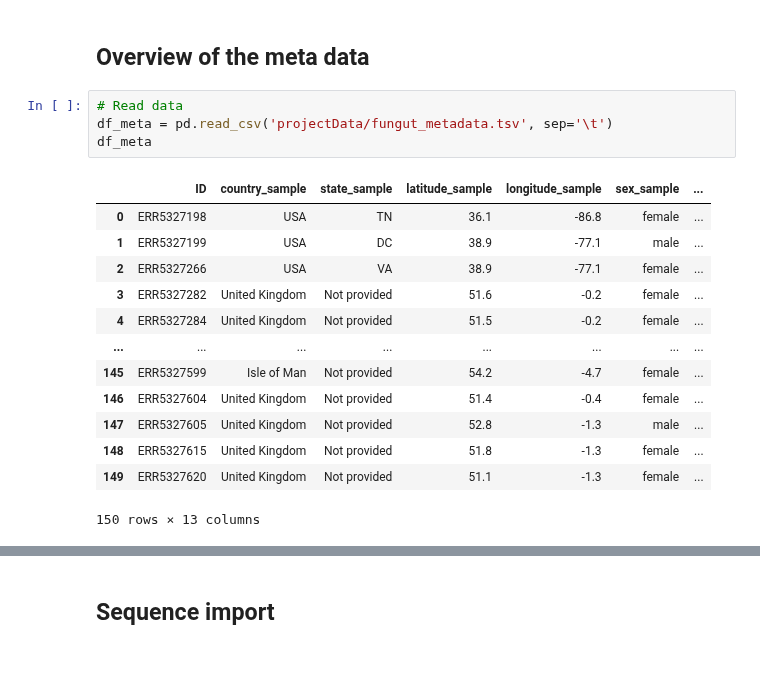
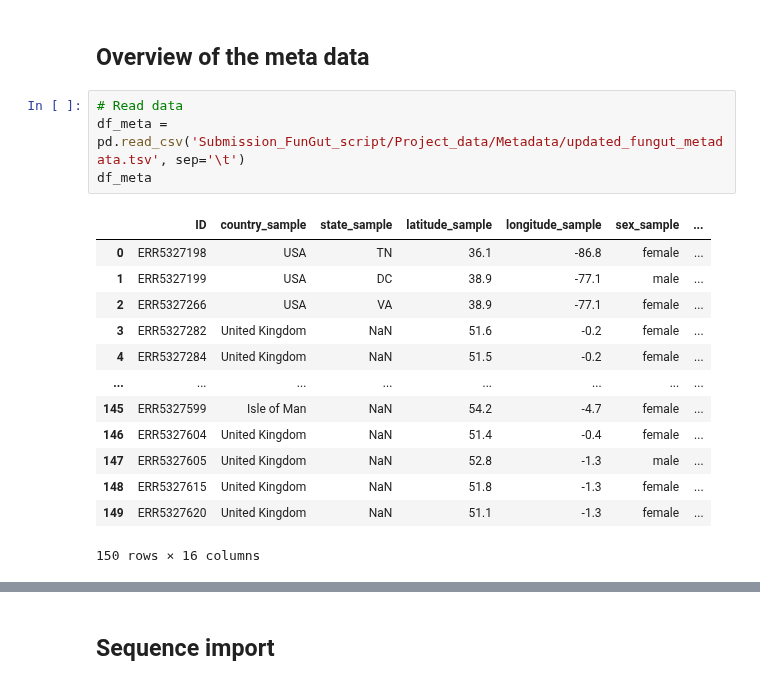
Before and after one commit to Mila-cmd651/FunGut-Project, a Jupyter notebook: Dario_script.ipynb, the cells around one changed output, grey strips where cells are left out. Drawn from its saved outputs; the diff is of its cells as text.

```diff
--- a/Dario_script.ipynb
+++ b/Dario_script.ipynb
@@ -34,22 +34,22 @@ File ‘projectData/fungut_metadata.tsv’ already there; not retrieving.
 ## Overview of the meta data
 # %%
 # Read data
-df_meta = pd.read_csv('projectData/fungut_metadata.tsv', sep='\t')
+df_meta = pd.read_csv('Submission_FunGut_script/Project_data/Metadata/updated_fungut_metadata.tsv', sep='\t')
 df_meta
 # %% [output]
 |  | ID | country_sample | state_sample | latitude_sample | longitude_sample | sex_sample | ... |
 | 0 | ERR5327198 | USA | TN | 36.1 | -86.8 | female | ... |
 | 1 | ERR5327199 | USA | DC | 38.9 | -77.1 | male | ... |
 | 2 | ERR5327266 | USA | VA | 38.9 | -77.1 | female | ... |
-| 3 | ERR5327282 | United Kingdom | Not provided | 51.6 | -0.2 | female | ... |
-| 4 | ERR5327284 | United Kingdom | Not provided | 51.5 | -0.2 | female | ... |
+| 3 | ERR5327282 | United Kingdom | NaN | 51.6 | -0.2 | female | ... |
+| 4 | ERR5327284 | United Kingdom | NaN | 51.5 | -0.2 | female | ... |
 | ... | ... | ... | ... | ... | ... | ... | ... |
-| 145 | ERR5327599 | Isle of Man | Not provided | 54.2 | -4.7 | female | ... |
-| 146 | ERR5327604 | United Kingdom | Not provided | 51.4 | -0.4 | female | ... |
-| 147 | ERR5327605 | United Kingdom | Not provided | 52.8 | -1.3 | male | ... |
-| 148 | ERR5327615 | United Kingdom | Not provided | 51.8 | -1.3 | female | ... |
-| 149 | ERR5327620 | United Kingdom | Not provided | 51.1 | -1.3 | female | ... |
+| 145 | ERR5327599 | Isle of Man | NaN | 54.2 | -4.7 | female | ... |
+| 146 | ERR5327604 | United Kingdom | NaN | 51.4 | -0.4 | female | ... |
+| 147 | ERR5327605 | United Kingdom | NaN | 52.8 | -1.3 | male | ... |
+| 148 | ERR5327615 | United Kingdom | NaN | 51.8 | -1.3 | female | ... |
+| 149 | ERR5327620 | United Kingdom | NaN | 51.1 | -1.3 | female | ... |
-150 rows × 13 columns
+150 rows × 16 columns
 # %%
 # Plotting some meta data
 df_countrySex = df_meta[['country_sample', 'sex_sample']].value_counts().reset_index(name='count')
```
Also changed, not shown: parts of 9 cells of this notebook.
